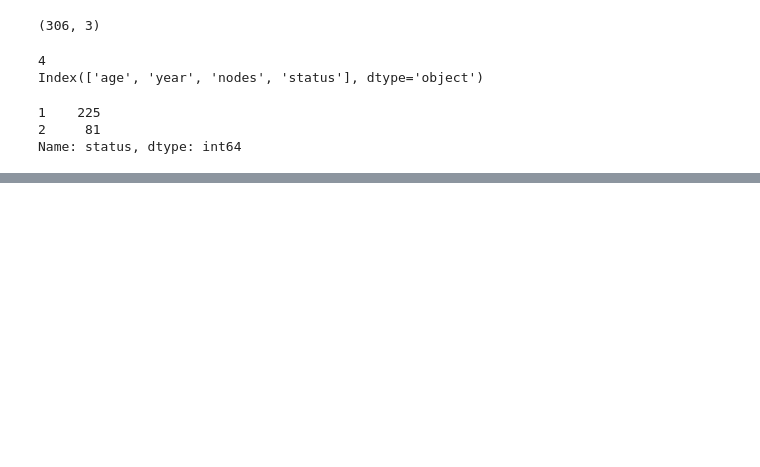
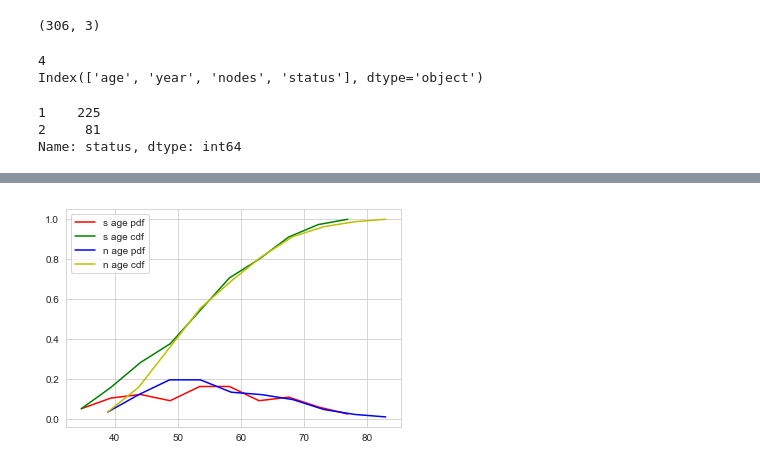
Before and after one commit to shubham-mishra/ML-Material, a Jupyter notebook: 2 Data Science- Exploratory Data Analysis and Data Visualization/1 Plotting for EDA/haberman_analysis.ipynb, the cells around one changed output, grey strips where cells are left out. Drawn from its saved outputs; the diff is of its cells as text; code cells hidden in the pictures; blank space fills up the shorter version.

```diff
--- a/2 Data Science- Exploratory Data Analysis and Data Visualization/1 Plotting for EDA/haberman_analysis.ipynb
+++ b/2 Data Science- Exploratory Data Analysis and Data Visualization/1 Plotting for EDA/haberman_analysis.ipynb
@@ -53,3 +75,25 @@ sns.FacetGrid(hab, hue="status", size=6).map(sns.distplot, 'nodes');
 #getting data for each status(survived or not) seperately
 survived = hab.loc[hab['status'] == 1];
 not_survived = hab.loc[hab['status']==2];
+# %%
+#plotting CDF of age for survived and not survived status
+
+#for survived
+counts, bin_edges = np.histogram(survived['age'], bins=10, density=True)
+pdf = counts/sum(counts);
+cdf = np.cumsum(pdf);
+plt.plot(bin_edges[1:], pdf, 'r', label='s age pdf');
+plt.plot(bin_edges[1:], cdf, 'g', label='s age cdf');
+
+
+#for not survived
+counts, bin_edges = np.histogram(not_survived['age'], bins=10, density=True);
+pdf = counts/sum(counts);
+cdf = np.cumsum(pdf);
+plt.plot(bin_edges[1:], pdf, 'b', label='n age pdf');
+plt.plot(bin_edges[1:], cdf, 'y', label='n age cdf');
+
+plt.legend()
+plt.show()
+# %% [output]
+[figure, added]
```
Also changed, not shown: parts of 27 cells of this notebook, 2 other files.
